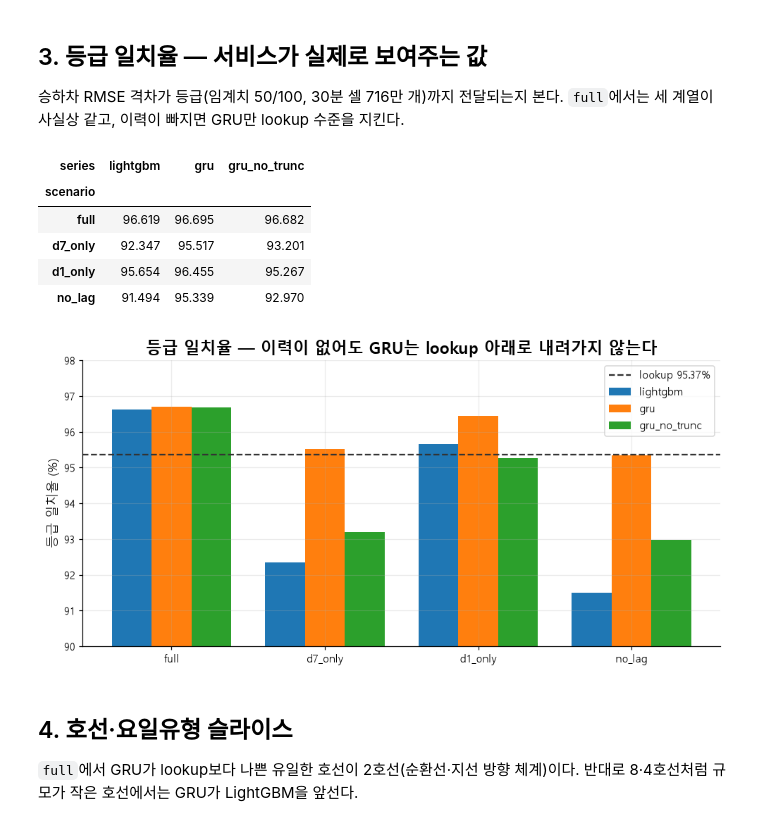
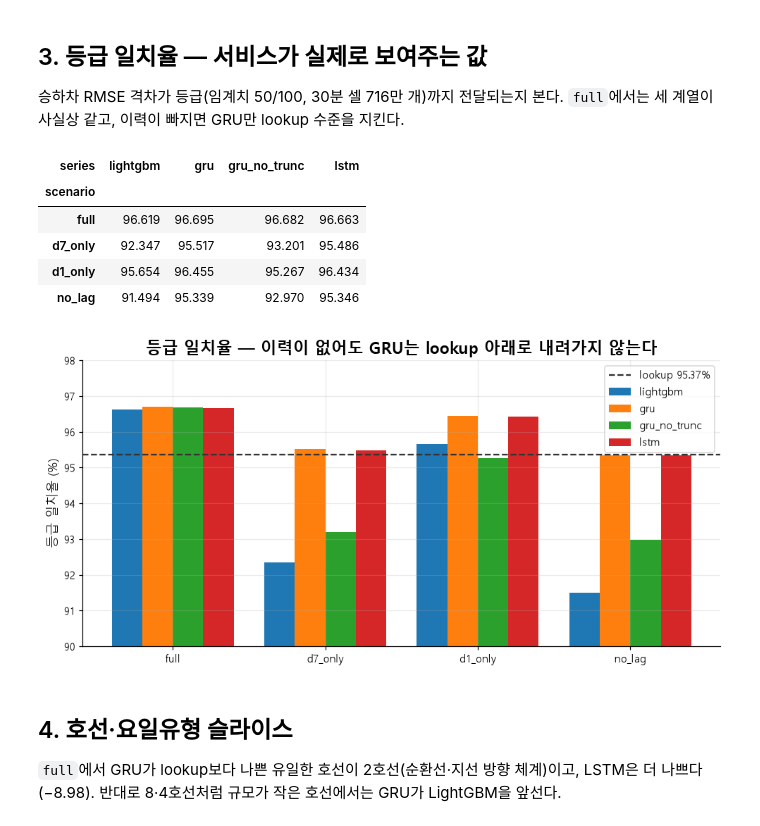
Before and after one commit to Bunsan-Vacance/SUMGIL, a Jupyter notebook: AI/validation/CROWD/dl-resid-check/dl_resid_check.ipynb, the cells around one changed output. Cells and saved outputs as stored; diff of their text form; code cells hidden in the pictures.

```diff
--- a/AI/validation/CROWD/dl-resid-check/dl_resid_check.ipynb
+++ b/AI/validation/CROWD/dl-resid-check/dl_resid_check.ipynb
@@ -27,16 +27,17 @@ figstyle.apply(inline=True)
 
 GRU = AI_ROOT / "models/CROWD/dl_gru_s14_20260914-0949"
 GRU_NT = AI_ROOT / "models/CROWD/dl_gru_s14_notrunc_20260914-0950"
+LSTM = AI_ROOT / "models/CROWD/dl_lstm_s14_20260914-1236"
 VAL = AI_ROOT / "data" / "CROWD" / "interim" / "validation"
 
 metrics = pd.read_parquet(VAL / "dl_resid_metrics.parquet")
 grades = pd.DataFrame(json.loads((VAL / "dl_resid_grades.json").read_text(encoding="utf-8")))
 timing = json.loads((VAL / "dl_resid_timing.json").read_text(encoding="utf-8"))
-meta = {p.name: json.loads((p / "meta.json").read_text(encoding="utf-8")) for p in (GRU, GRU_NT)}
-history = {p.name: pd.DataFrame(json.loads((p / "history.json").read_text(encoding="utf-8"))) for p in (GRU, GRU_NT)}
+meta = {p.name: json.loads((p / "meta.json").read_text(encoding="utf-8")) for p in (GRU, GRU_NT, LSTM)}
+history = {p.name: pd.DataFrame(json.loads((p / "history.json").read_text(encoding="utf-8"))) for p in (GRU, GRU_NT, LSTM)}
 
 SCEN = ["full", "d7_only", "d1_only", "no_lag"]
-SERIES = ["lightgbm", "gru", "gru_no_trunc"]
+SERIES = ["lightgbm", "gru", "gru_no_trunc", "lstm"]
 print(f"지표 {len(metrics):,}행 · 평가 행 {metrics['n'].max():,} · 하루치 CPU 추론 {timing['seconds']}s")
 pd.DataFrame(
     [{"아티팩트": k, "증강": v["truncation"], "장치": v["device"], "epochs_run": v["epochs_run"],
@@ -122,35 +125,35 @@ tot[tot["target"] == "boarding"].pivot_table(
 # %%
 g = grades[grades["run"] != "lookup"].copy()
 g[["series", "scenario"]] = g["run"].str.split("|", expand=True)
 piv = g.pivot_table(index="scenario", columns="series", values="등급_일치율_%").reindex(
     index=SCEN, columns=SERIES
 )
 base = float(grades.loc[grades["run"] == "lookup", "등급_일치율_%"].iloc[0])
 
 fig, ax = plt.subplots(figsize=(9, 4.5))
 x = np.arange(len(SCEN))
 for i, s in enumerate(SERIES):
-    ax.bar(x + (i - 1) * 0.26, piv[s], 0.26, label=s)
+    ax.bar(x + (i - 1.5) * 0.2, piv[s], 0.2, label=s)
 ax.axhline(base, color="0.2", ls="--", lw=1.5, label=f"lookup {base:.2f}%")
 ax.set_xticks(x, SCEN)
 ax.set_ylim(90, 98)
 ax.set_ylabel("등급 일치율 (%)")
 ax.set_title("등급 일치율 — 이력이 없어도 GRU는 lookup 아래로 내려가지 않는다")
 ax.legend()
 fig.tight_layout()
 piv.round(3)
 # %% [output]
-| series | lightgbm | gru | gru_no_trunc |
-| scenario |  |  |  |
-| full | 96.619 | 96.695 | 96.682 |
-| d7_only | 92.347 | 95.517 | 93.201 |
-| d1_only | 95.654 | 96.455 | 95.267 |
-| no_lag | 91.494 | 95.339 | 92.970 |
+| series | lightgbm | gru | gru_no_trunc | lstm |
+| scenario |  |  |  |  |
+| full | 96.619 | 96.695 | 96.682 | 96.663 |
+| d7_only | 92.347 | 95.517 | 93.201 | 95.486 |
+| d1_only | 95.654 | 96.455 | 95.267 | 96.434 |
+| no_lag | 91.494 | 95.339 | 92.970 | 95.346 |
-[figure, old version]
+[figure, new version]
 # %% [markdown]
 ## 4. 호선·요일유형 슬라이스
 
-`full`에서 GRU가 lookup보다 나쁜 유일한 호선이 2호선(순환선·지선 방향 체계)이다.
+`full`에서 GRU가 lookup보다 나쁜 유일한 호선이 2호선(순환선·지선 방향 체계)이고, LSTM은 더 나쁘다(−8.98).
 반대로 8·4호선처럼 규모가 작은 호선에서는 GRU가 LightGBM을 앞선다.
 # %%
 fig, axes = plt.subplots(1, 2, figsize=(13, 4.5))
```
Also changed, not shown: parts of 6 cells of this notebook, 4 other files.
